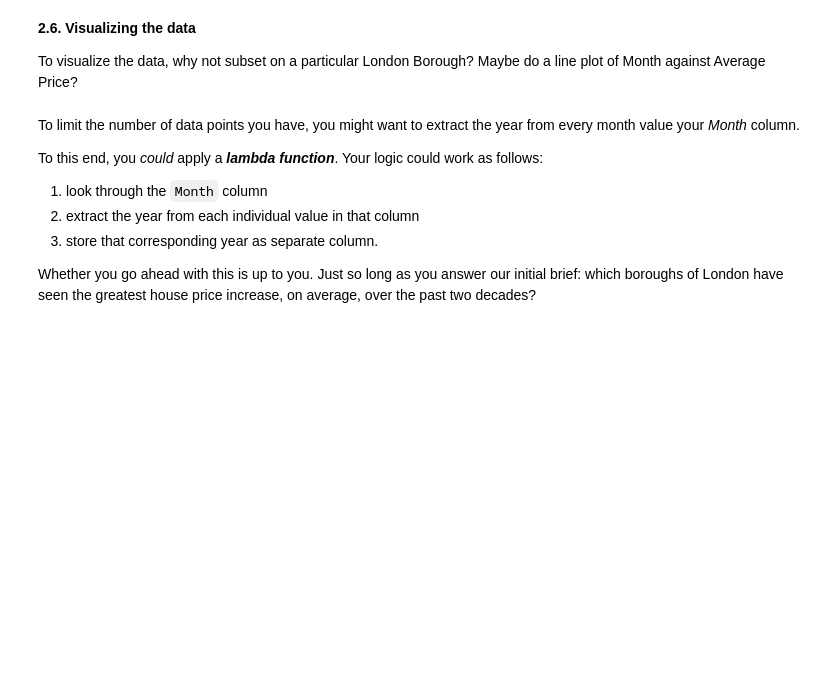
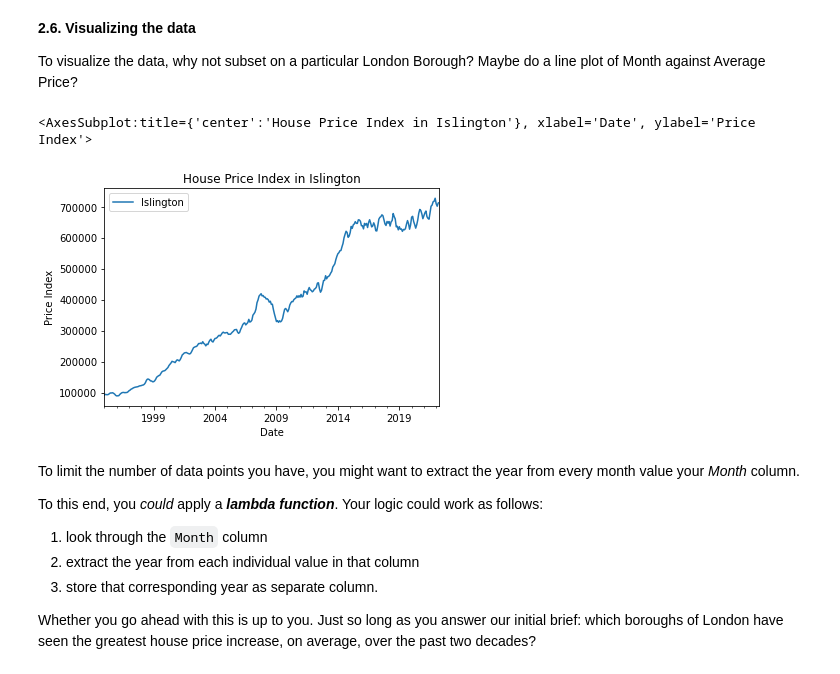
Before and after one commit to MarcJKolb/London_Housing, a Jupyter notebook: Unit 4 Challenge - Tier 3.ipynb, the cells around one changed output. Drawn from its saved outputs; the diff is of its cells as text; code cells hidden in the pictures; blank space fills up the shorter version.

```diff
--- a/Unit 4 Challenge - Tier 3.ipynb
+++ b/Unit 4 Challenge - Tier 3.ipynb
@@ -109,3 +115,11 @@ Think about your pandas functions for checking out a dataframe.
 You might find you need to transpose your dataframe, check out what its row indexes are, and reset the index. You  also might find you need to assign the values of the first row to your column headings  . (Hint: recall the .columns feature of DataFrames, as well as the iloc[] method).
 
 Don't be afraid to use StackOverflow for help  with this.
+# %%
+new_columns = properties.columns.values
+new_columns[0] = 'Date'
+properties.columns = new_columns
+transposed_prop = properties.T
+del transposed_prop[0]
+proper_prop = transposed_prop[:34].drop('City of London').T
+proper_prop
@@ -131,6 +188,11 @@ Check out the contents of the London Borough column, and if you find null values
 **2.6. Visualizing the data**
 
 To visualize the data, why not subset on a particular London Borough? Maybe do a line plot of Month against Average Price?
+# %%
+proper_prop.plot(x='Date', y='Islington', kind='line', title='House Price Index in Islington', xlabel='Date', ylabel='Price Index')
+# %% [output]
+<AxesSubplot:title={'center':'House Price Index in Islington'}, xlabel='Date', ylabel='Price Index'>
+[figure, added]
 # %% [markdown]
 To limit the number of data points you have, you might want to extract the year from every month value your *Month* column.
 
```
Also changed, not shown: parts of 9 cells of this notebook.
